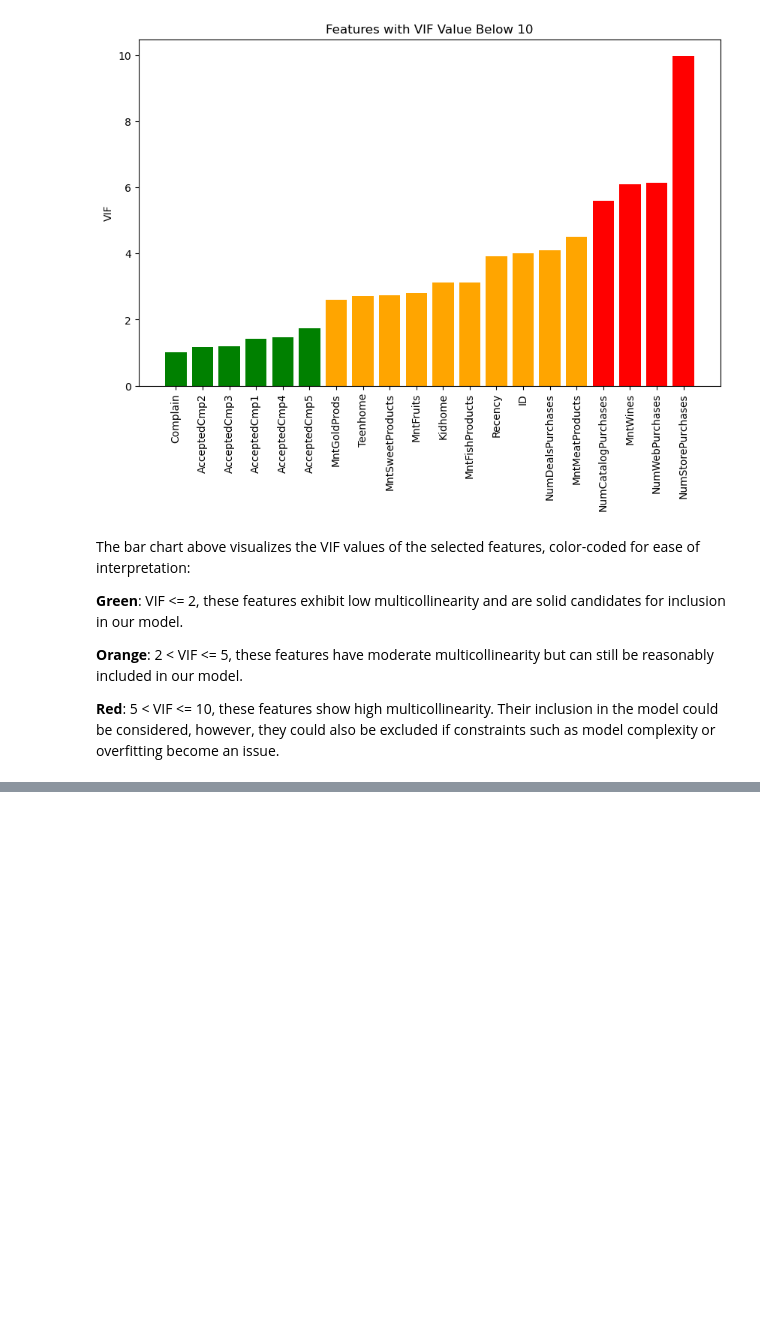
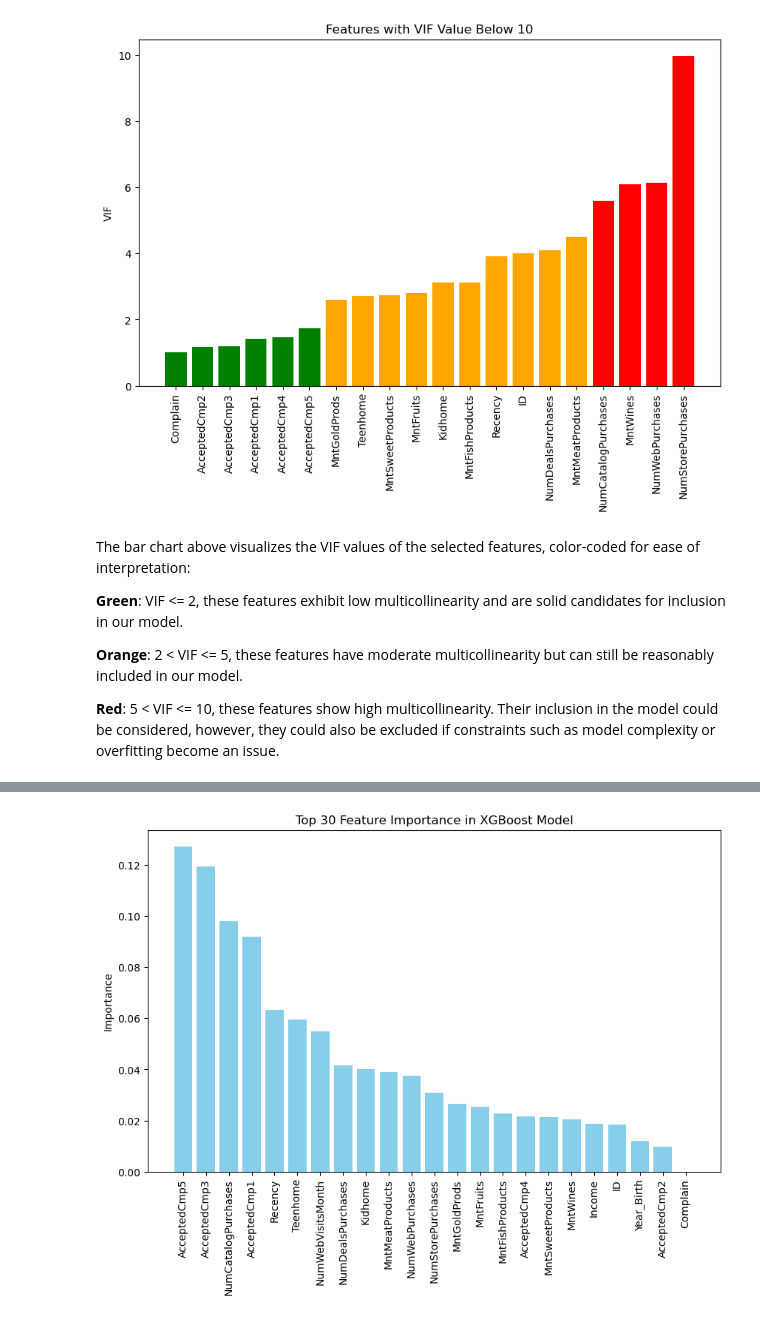
Before and after one commit to CSergiy/DS_Demo, a Jupyter notebook: Stuff.ipynb, the cells around one changed output, grey strips where cells are left out. Drawn from its saved outputs; the diff is of its cells as text; code cells hidden in the pictures; blank space fills up the shorter version.

```diff
--- a/Stuff.ipynb
+++ b/Stuff.ipynb
@@ -508,0 +554,38 @@ plot_confusion_matrix(model_vif, X_test_vif, y_test_vif)
+# %%
+import xgboost as xgb
+import matplotlib.pyplot as plt
+import pandas as pd
+
+def plot_xgboost_feature_importance(model, feature_names, top_n=30):
+    """
+    Plots the top N feature importances for a trained XGBoost model.
+
+    Parameters:
+    - model: The trained XGBoost model.
+    - feature_names: The names of the features used to train the model.
+    - top_n: The number of top features to display.
+    """
+    # Get feature importances from the model
+    importance = model.feature_importances_
+
+    # Create a DataFrame of features and their importance
+    feature_importance = pd.DataFrame({'Feature': feature_names, 'Importance': importance})
+
+    # Sort by importance and select top N features
+    top_features = feature_importance.sort_values('Importance', ascending=False).iloc[:top_n]
+
+    # Plot feature importance
+    plt.figure(figsize=(10, 6))
+    plt.bar(top_features['Feature'], top_features['Importance'], color='skyblue')
+    plt.xticks(rotation=90)  # For better label readability
+    plt.title(f"Top {top_n} Feature Importance in XGBoost Model")
+    plt.ylabel("Importance")
+
+    plt.show()
+
+# Example usage:
+# Assuming 'model' is your trained XGBoost model and 'X_train' is the training dataset
+feature_names = X_train.columns.tolist()  # or however you have stored your feature names
+plot_xgboost_feature_importance(model, feature_names)
+# %% [output]
+[figure, added]
```
Also changed, not shown: parts of 27 cells of this notebook.
